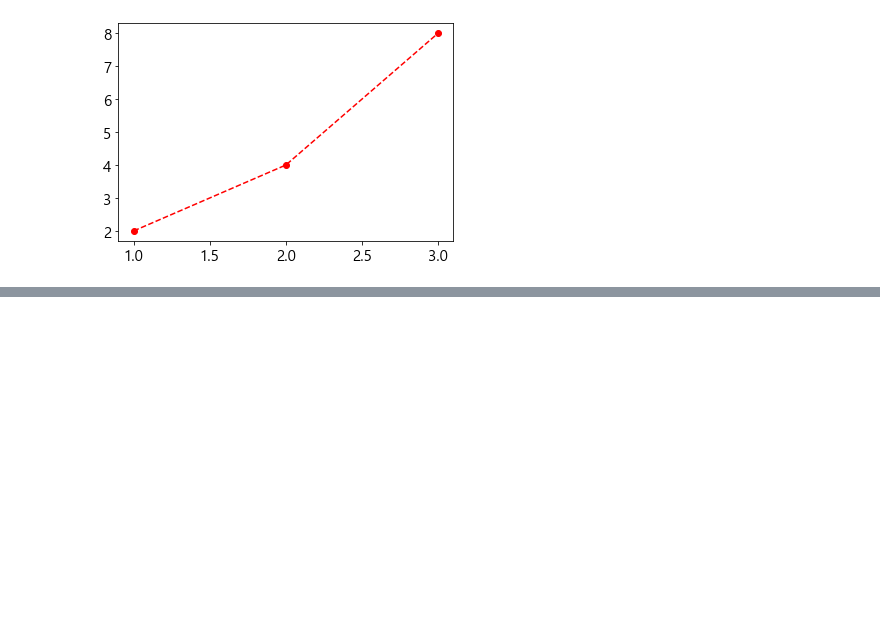
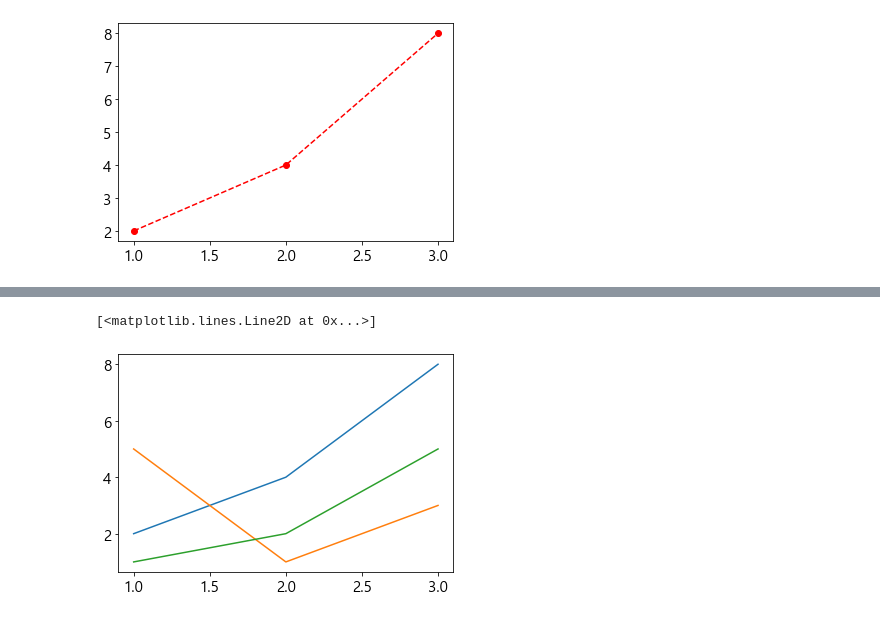
Before and after one commit to dmsxo0691/Java-Python, a Jupyter notebook: 20221031/graph2.ipynb, the cells around one changed output, grey strips where cells are left out. Cells and saved outputs as stored; diff of their text form; code cells hidden in the pictures; blank space fills up the shorter version.

```diff
--- a/20221031/graph2.ipynb
+++ b/20221031/graph2.ipynb
@@ -104,0 +116,11 @@ plt.plot(x,y, 'ro--') # color = red, marker = o, linestyle = --
+# %%
+days = [1, 2, 3] # 1일, 2일, 3일
+az = [2, 4, 8] # (단위 : 만명) 1일부터 3일까지 아스트라제네카 접종인구
+pfizer = [5, 1, 3] # 화이타
+moderna = [1, 2, 5] # 모더나
+plt.plot(days, az)
+plt.plot(days, pfizer)
+plt.plot(days, moderna)
+# %% [output]
+[<matplotlib.lines.Line2D at 0x...>]
+[figure, added]
```
Also changed, not shown: parts of 9 cells of this notebook, 1 other file.
